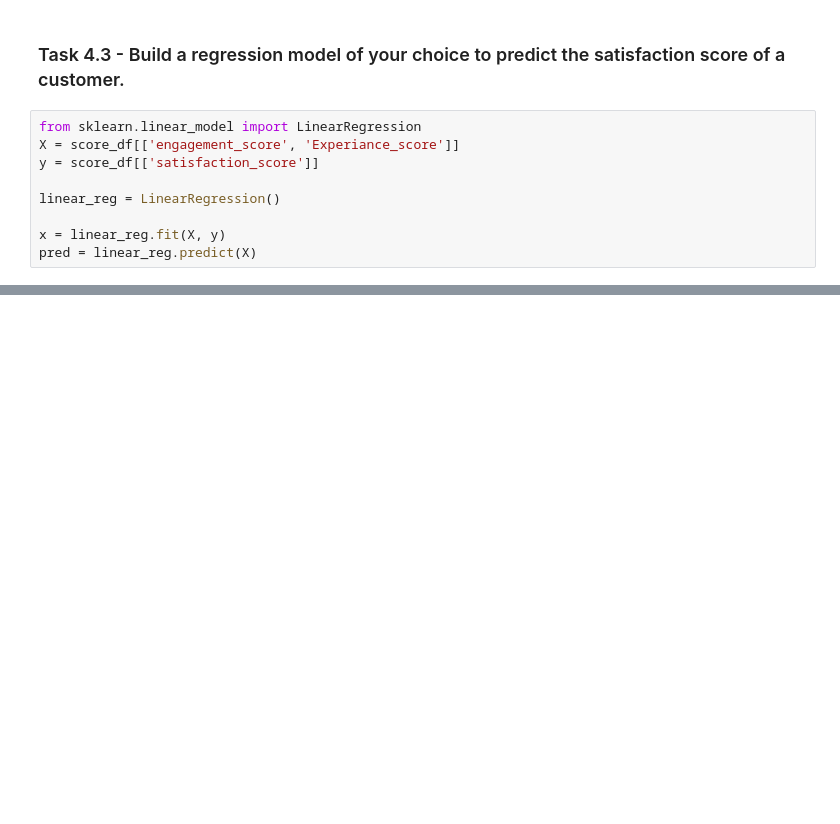
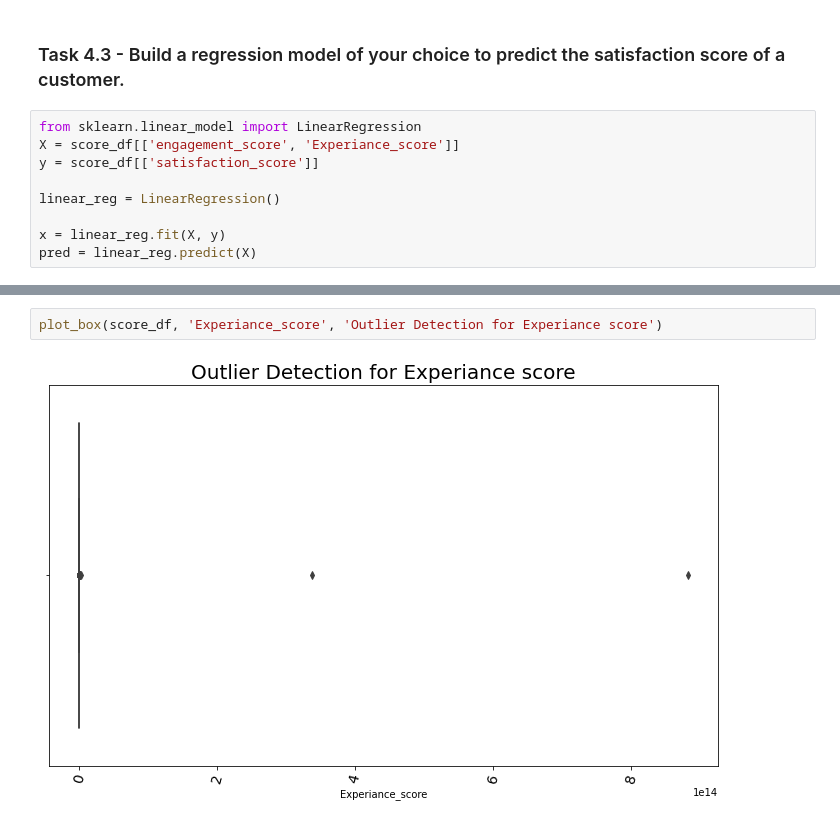
Before and after one commit to bereketkibru/User_Analytics_in_telecom, a Jupyter notebook: notebooks/Satisfaction Analysis.ipynb, the cells around one changed output, grey strips where cells are left out. Saved outputs shown, nothing was run; the diff lists cells and outputs as text; blank space fills up the shorter version.

```diff
--- a/notebooks/Satisfaction Analysis.ipynb
+++ b/notebooks/Satisfaction Analysis.ipynb
@@ -75,0 +142,4 @@ pred = linear_reg.predict(X)
+# %%
+plot_box(score_df, 'Experiance_score', 'Outlier Detection for Experiance score')
+# %% [output]
+[figure, added]
```
Also changed, not shown: parts of 19 cells of this notebook.
